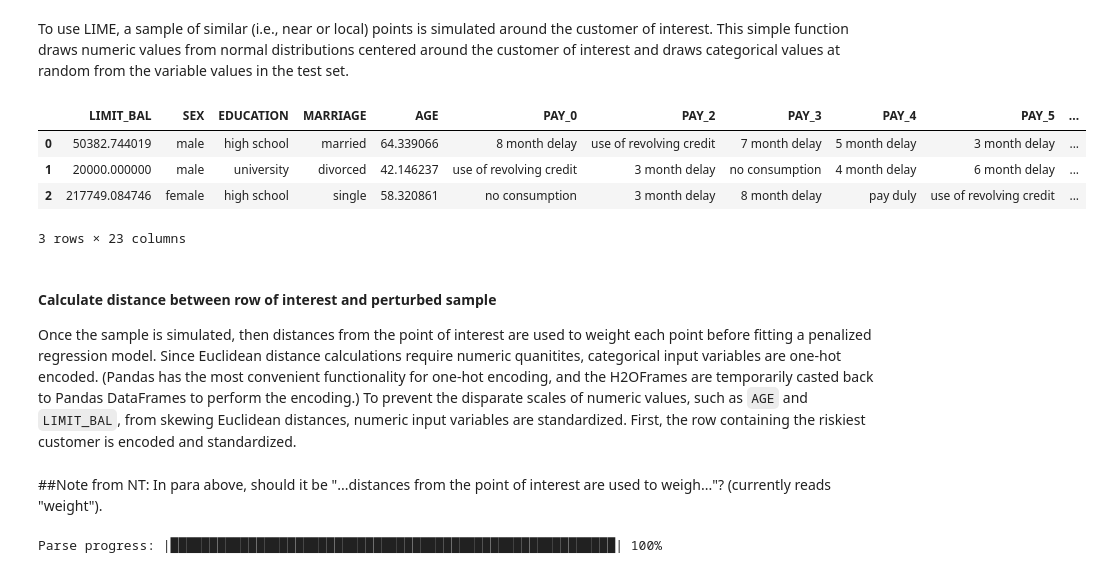
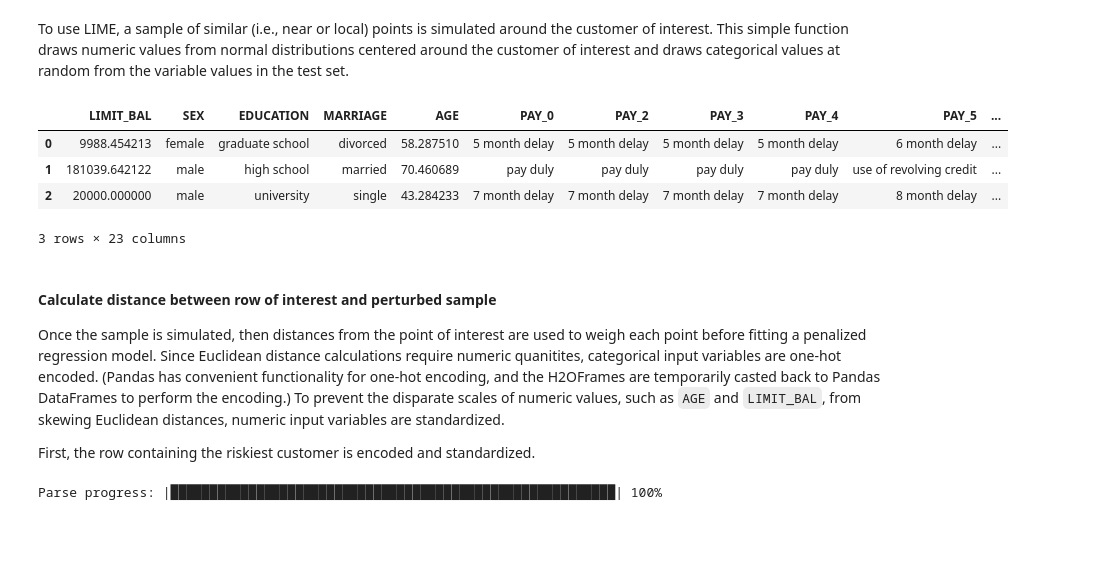
Before and after one commit to jphall663/interpretable_machine_learning_with_python, a Jupyter notebook: lime.ipynb, the cells around one changed output. Drawn from its saved outputs; the diff is of its cells as text; code cells hidden in the pictures; blank space fills up the shorter version.

Commit message:
incorporate nicole notes -- other last minute minor changes

```diff
--- a/lime.ipynb
+++ b/lime.ipynb
@@ -196,6 +202,7 @@ model = H2OGradientBoostingEstimator(ntrees=150,            # maximum 150 trees
                                      sample_rate=0.9,       # use 90% of rows in each iteration (tree)
                                      col_sample_rate=0.9,   # use 90% of variables in each iteration (tree)
                                      stopping_rounds=5,     # stop if validation error does not decrease for 5 iterations (trees)
+                                     score_tree_interval=1, # for reproducibility, set higher for bigger data
                                      seed=12345)            # random seed for reproducibility
 
 # train a GBM model
@@ -234,47 +241,46 @@ def generate_local_sample(row, frame, X, N=1000):
         X: List of model input variables.
         N: Number of samples to generate.
 
     Returns:
         Pandas DataFrame containing perturbed sample.
 
     """
 
-    # random seed for reproducibility
-    np.random.seed(12345)
-
     # initialize Pandas DataFrame
     sample_frame = pd.DataFrame(data=np.zeros(shape=(N, len(X))), columns=X)
 
     # generate column vectors of
     # randomly drawn levels for categorical variables
     # normally distributed numeric values around mean of column for numeric variables
     for key, val in frame[X].types.items():
         if val == 'enum': # 'enum' means categorical
-            draw = np.random.choice(frame[key].levels()[0], size=(1, N))[0]
+            rs = np.random.RandomState(11111) # random seed for reproducibility
+            draw = rs.choice(frame[key].levels()[0], size=(1, N))[0]
         else:
+            rs = np.random.RandomState(11111) # random seed for reproducibility
             loc = row[key][0, 0]
             sd = frame[key].sd()
-            draw = np.random.normal(loc, sd, (N, 1))
+            draw = rs.normal(loc, sd, (N, 1))
             draw[draw < 0] = loc # prevents unrealistic values when std. dev. is large
 
         sample_frame[key] = draw
 
     return sample_frame
 
 # run and display results
 perturbed_sample = generate_local_sample(row, test, X)
 perturbed_sample.head(n=3)
 # %% [output]
 |  | LIMIT_BAL | SEX | EDUCATION | MARRIAGE | AGE | PAY_0 | PAY_2 | PAY_3 | PAY_4 | PAY_5 | ... |
-| 0 | 50382.744019 | male | high school | married | 64.339066 | 8 month delay | use of revolving credit | 7 month delay | 5 month delay | 3 month delay | ... |
-| 1 | 20000.000000 | male | university | divorced | 42.146237 | use of revolving credit | 3 month delay | no consumption | 4 month delay | 6 month delay | ... |
-| 2 | 217749.084746 | female | high school | single | 58.320861 | no consumption | 3 month delay | 8 month delay | pay duly | use of revolving credit | ... |
+| 0 | 9988.454213 | female | graduate school | divorced | 58.287510 | 5 month delay | 5 month delay | 5 month delay | 5 month delay | 6 month delay | ... |
+| 1 | 181039.642122 | male | high school | married | 70.460689 | pay duly | pay duly | pay duly | pay duly | use of revolving credit | ... |
+| 2 | 20000.000000 | male | university | single | 43.284233 | 7 month delay | 7 month delay | 7 month delay | 7 month delay | 8 month delay | ... |
 3 rows × 23 columns
 # %% [markdown]
 #### Calculate distance between row of interest and perturbed sample
-Once the sample is simulated, then distances from the point of interest are used to weight each point before fitting a penalized regression model. Since Euclidean distance calculations require numeric quanitites, categorical input variables are one-hot encoded. (Pandas has the most convenient functionality for one-hot encoding, and the H2OFrames are temporarily casted back to Pandas DataFrames to perform the encoding.) To prevent the disparate scales of numeric values, such as `AGE` and `LIMIT_BAL`, from  skewing Euclidean distances, numeric input variables are standardized. First, the row containing the riskiest customer is encoded and standardized.
+Once the sample is simulated, then distances from the point of interest are used to weigh each point before fitting a penalized regression model. Since Euclidean distance calculations require numeric quanitites, categorical input variables are one-hot encoded. (Pandas has convenient functionality for one-hot encoding, and the H2OFrames are temporarily casted back to Pandas DataFrames to perform the encoding.) To prevent the disparate scales of numeric values, such as `AGE` and `LIMIT_BAL`, from  skewing Euclidean distances, numeric input variables are standardized.
+
+First, the row containing the riskiest customer is encoded and standardized.
-# %% [markdown]
-##Note from NT: In para above, should it be "...distances from the point of interest are used to weigh..."? (currently reads "weight").
 # %%
 # scaling and one-hot encoding for calculating Euclidian distance
 # for the row of interest
```
Also changed, not shown: parts of 24 cells of this notebook, 3 other files.
